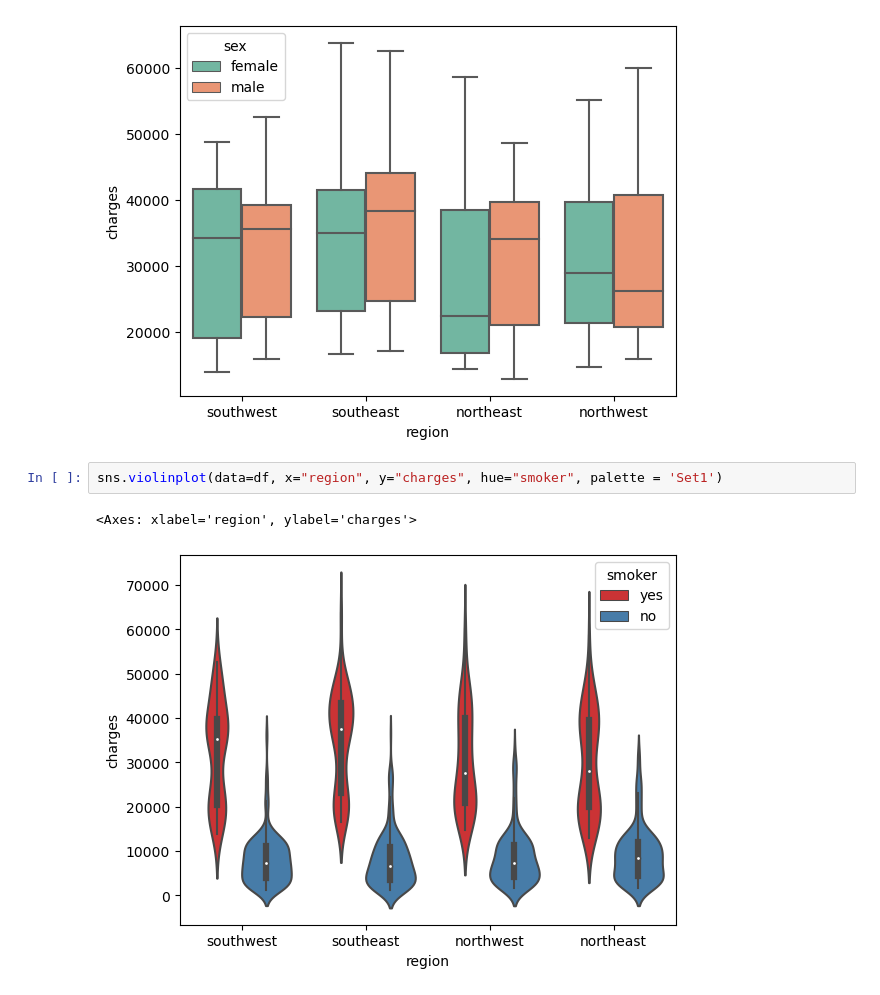
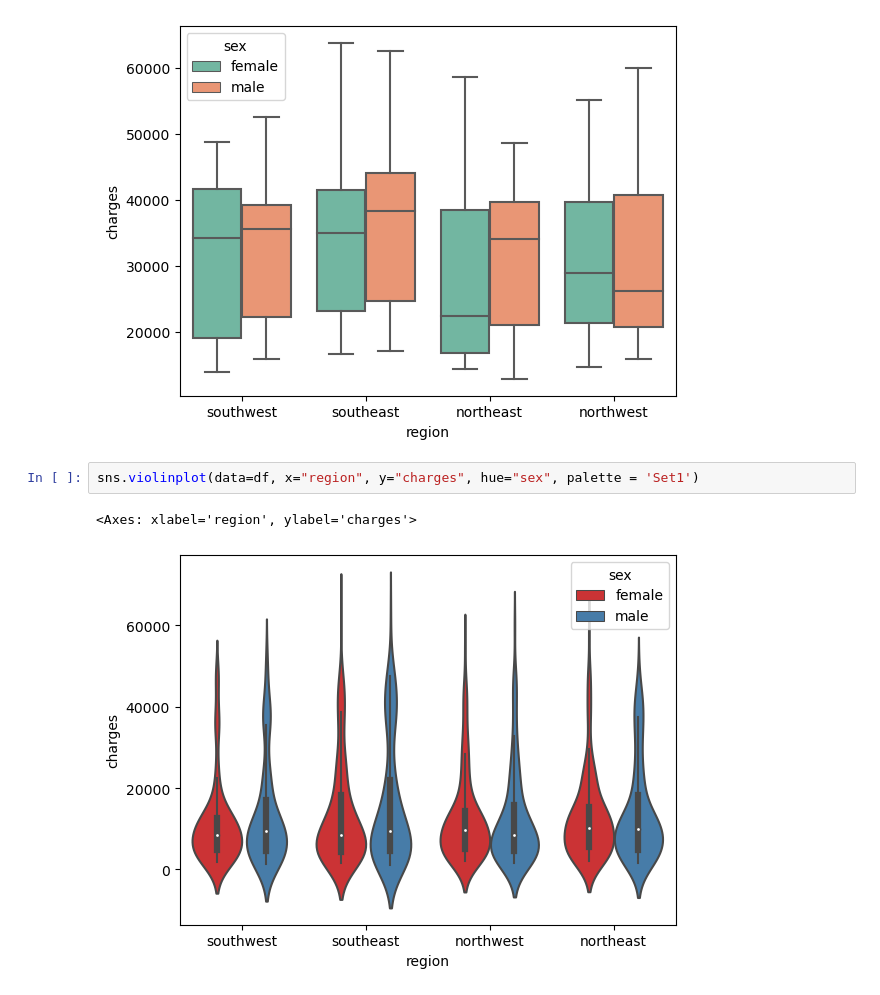
Before and after one commit to ShubhamMisar-12/MedicalCostPrediction, a Jupyter notebook: medical-cost-prediction-1.ipynb, the cells around one changed output. Saved outputs shown, nothing was run; the diff lists cells and outputs as text.

```diff
--- a/medical-cost-prediction-1.ipynb
+++ b/medical-cost-prediction-1.ipynb
@@ -168,7 +177,7 @@ sns.boxplot(data= df[df['smoker'] == 'yes'], x="region", y="charges", hue="sex",
 <Axes: xlabel='region', ylabel='charges'>
 [figure]
 # %%
-sns.violinplot(data=df, x="region", y="charges", hue="smoker", palette = 'Set1')
+sns.violinplot(data=df, x="region", y="charges", hue="sex", palette = 'Set1')
 # %% [output]
 <Axes: xlabel='region', ylabel='charges'>
-[figure, old version]
+[figure, new version]
```
Also changed, not shown: parts of 6 cells of this notebook.
